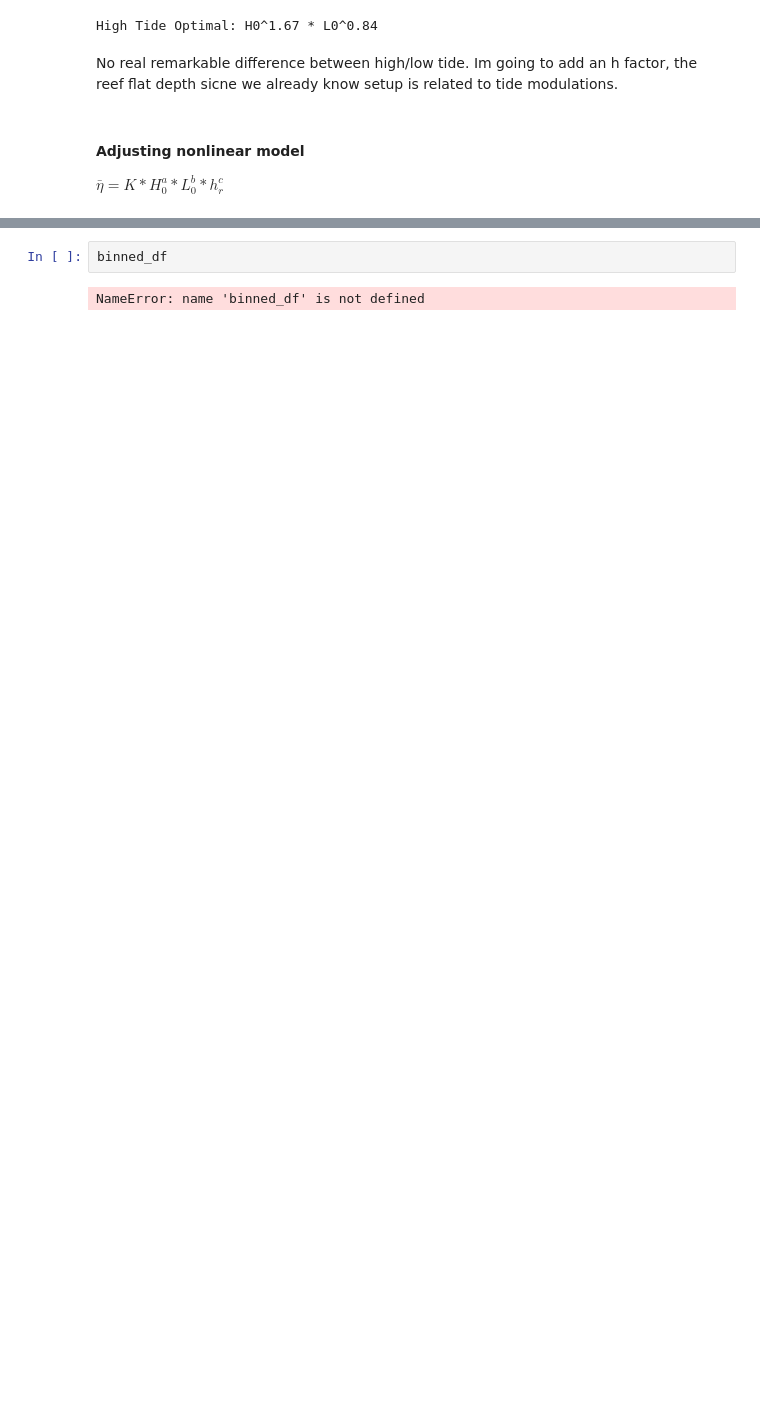
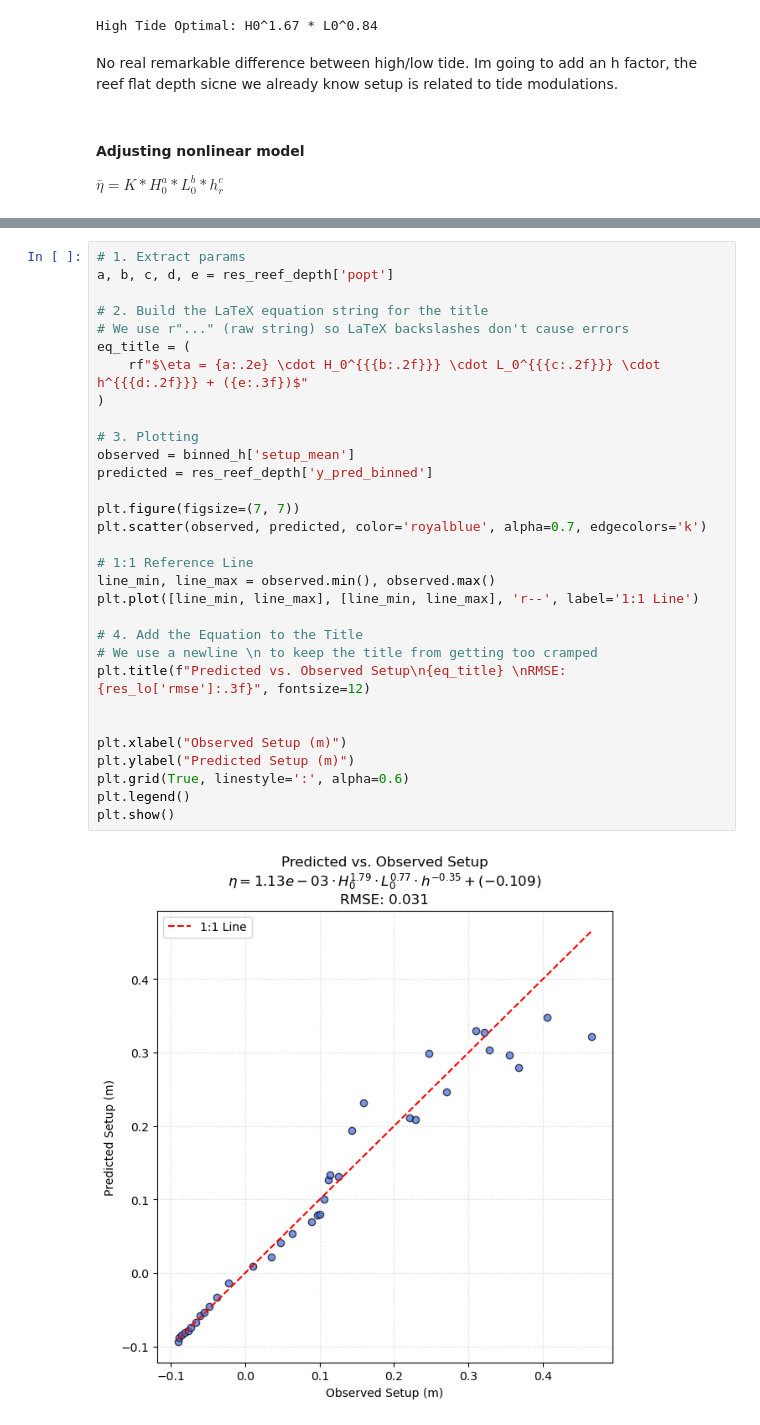
Before and after one commit to isidora-rojas/PILOT_Mokuleia, a Jupyter notebook: 2025_Mark_Meetings/Holiday Break/1_scaling_tides.ipynb, the cells around one changed output, grey strips where cells are left out. Cells and saved outputs as stored; diff of their text form; blank space fills up the shorter version.

```diff
--- a/Mark_Meetings/1_scaling_tides.ipynb
+++ b/2025_Mark_Meetings/Holiday Break/1_scaling_tides.ipynb
@@ -159,4 +243,33 @@ def depth_lim(X, a, b, d, e)
-# %%
-binned_df
-# %% [output]
-NameError: name 'binned_df' is not defined
+# %%
+# 1. Extract params
+a, b, c, d, e = res_reef_depth['popt']
+
+# 2. Build the LaTeX equation string for the title
+# We use r"..." (raw string) so LaTeX backslashes don't cause errors
+eq_title = (
+    rf"$\eta = {a:.2e} \cdot H_0^{{{b:.2f}}} \cdot L_0^{{{c:.2f}}} \cdot h^{{{d:.2f}}} + ({e:.3f})$"
+)
+
+# 3. Plotting
+observed = binned_h['setup_mean']
+predicted = res_reef_depth['y_pred_binned']
+
+plt.figure(figsize=(7, 7))
+plt.scatter(observed, predicted, color='royalblue', alpha=0.7, edgecolors='k')
+
+# 1:1 Reference Line
+line_min, line_max = observed.min(), observed.max()
+plt.plot([line_min, line_max], [line_min, line_max], 'r--', label='1:1 Line')
+
+# 4. Add the Equation to the Title
+# We use a newline \n to keep the title from getting too cramped
+plt.title(f"Predicted vs. Observed Setup\n{eq_title} \nRMSE: {res_lo['rmse']:.3f}", fontsize=12)
+
+
+plt.xlabel("Observed Setup (m)")
+plt.ylabel("Predicted Setup (m)")
+plt.grid(True, linestyle=':', alpha=0.6)
+plt.legend()
+plt.show()
+# %% [output]
+[figure, added]
```
Also changed, not shown: parts of 12 cells of this notebook, 2 other files.
